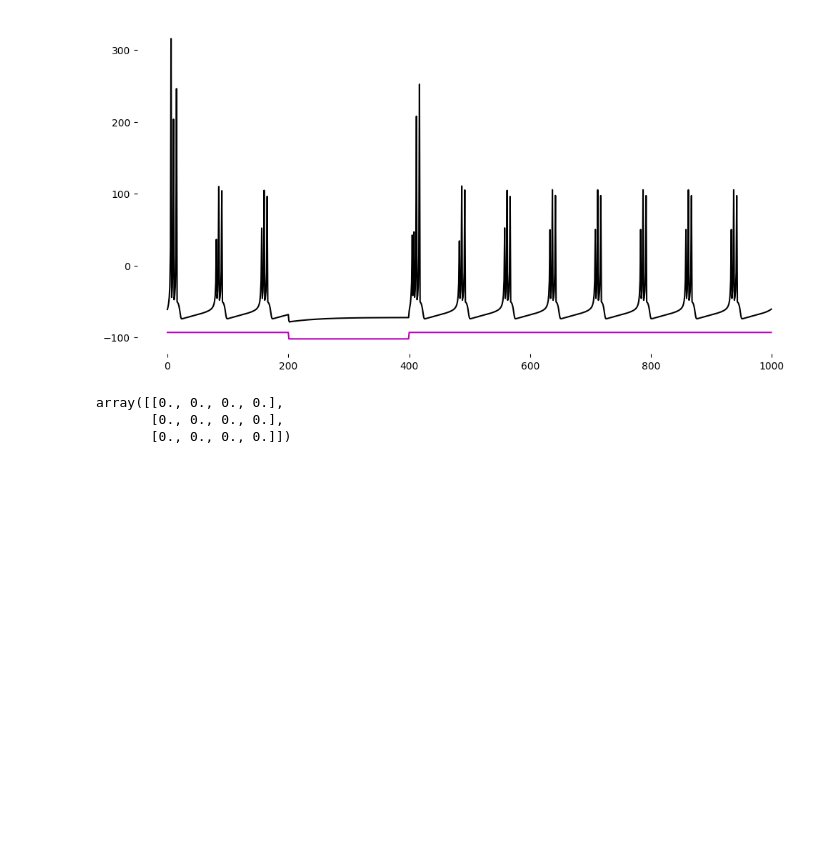
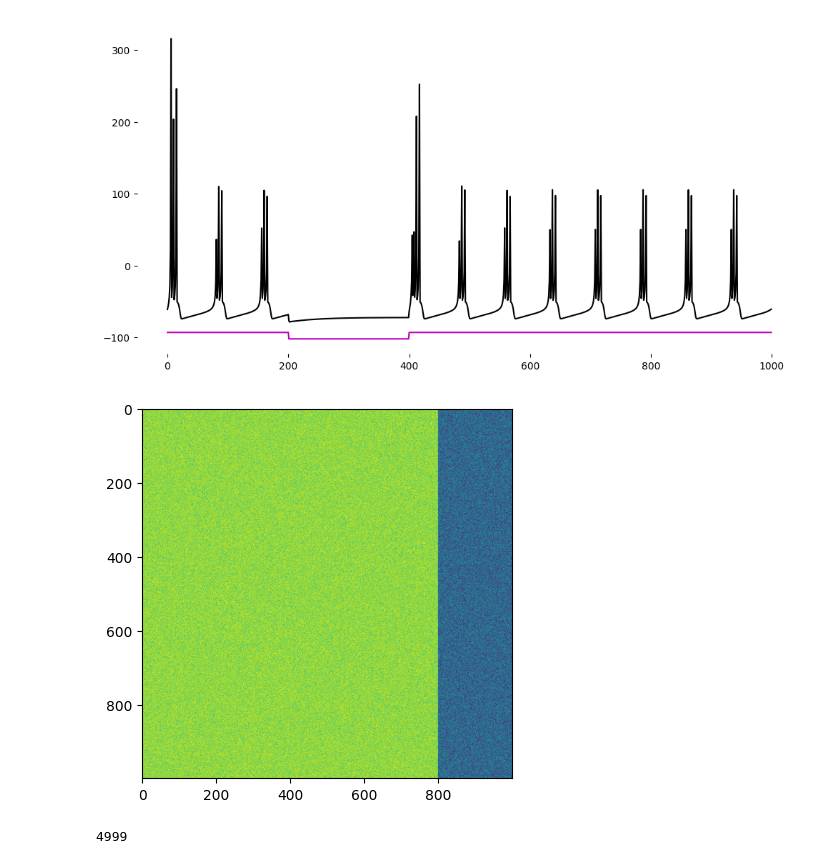
Before and after one commit to Tien-Dat-PHAN/DataScience, a Jupyter notebook: Udemy_MasterPython/Simulate-a-brain-circuit.ipynb, the cells around one changed output. Cells and saved outputs as stored; diff of their text form; code cells hidden in the pictures; blank space fills up the shorter version.

```diff
--- a/Udemy_MasterPython/Simulate-a-brain-circuit.ipynb
+++ b/Udemy_MasterPython/Simulate-a-brain-circuit.ipynb
@@ -62,6 +68,7 @@ a = np.hstack((.02*np.ones(Ne),                 0.2+0.8*ri))
 # %%
-Se
+# S matrix
+S = np.hstack((0.5*np.random.rand(Ne+Ni, Ne), -np.random.rand(Ne+Ni, Ni)))
-# %% [output]
-array([[0., 0., 0., 0.],
-       [0., 0., 0., 0.],
-       [0., 0., 0., 0.]])
+# %%
+plt.imshow(S);
+# %% [output]
+[figure, added]
@@ -67,0 +96,4 @@ array([[0., 0., 0., 0.],
+# %%
+t
+# %% [output]
+4999
```
Also changed, not shown: parts of 4 cells of this notebook.
